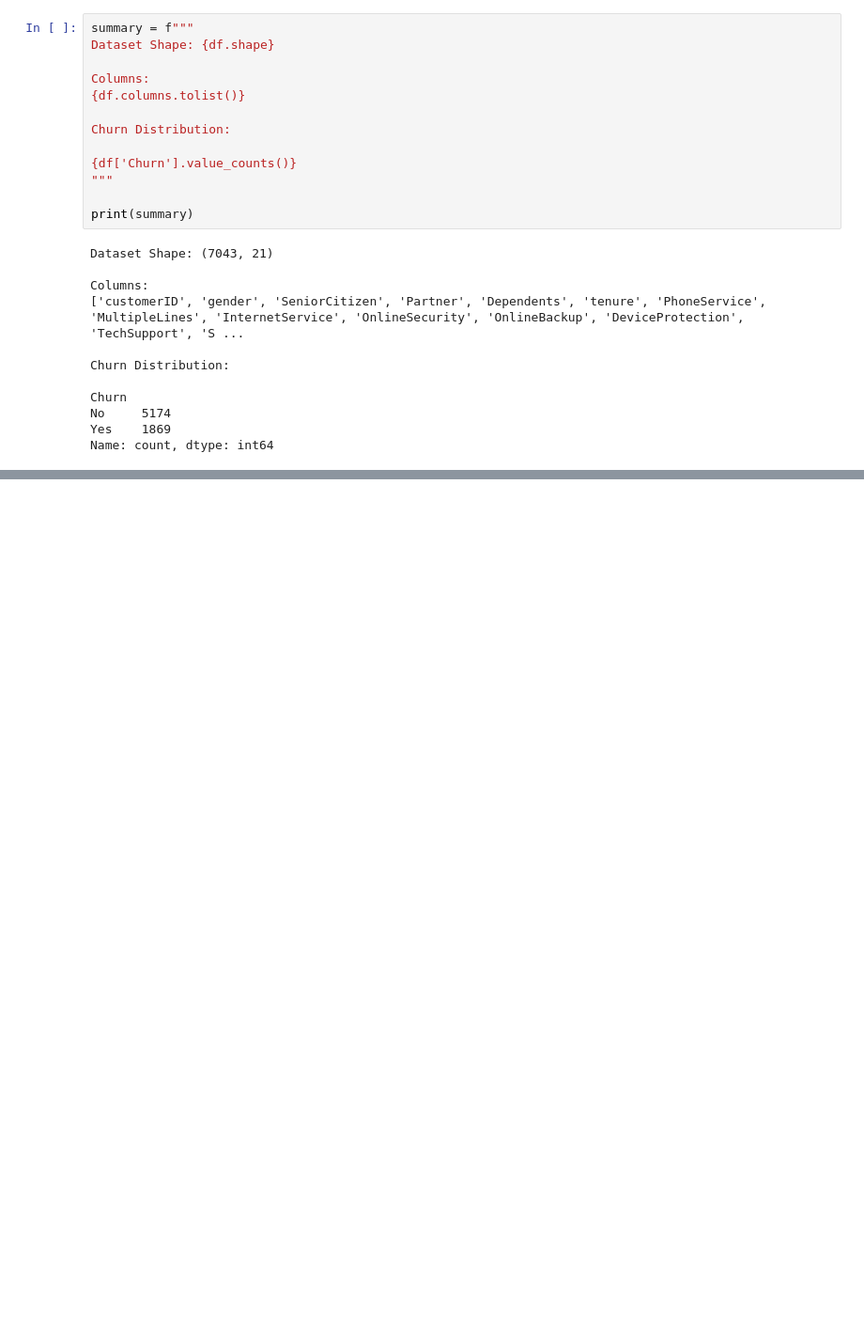
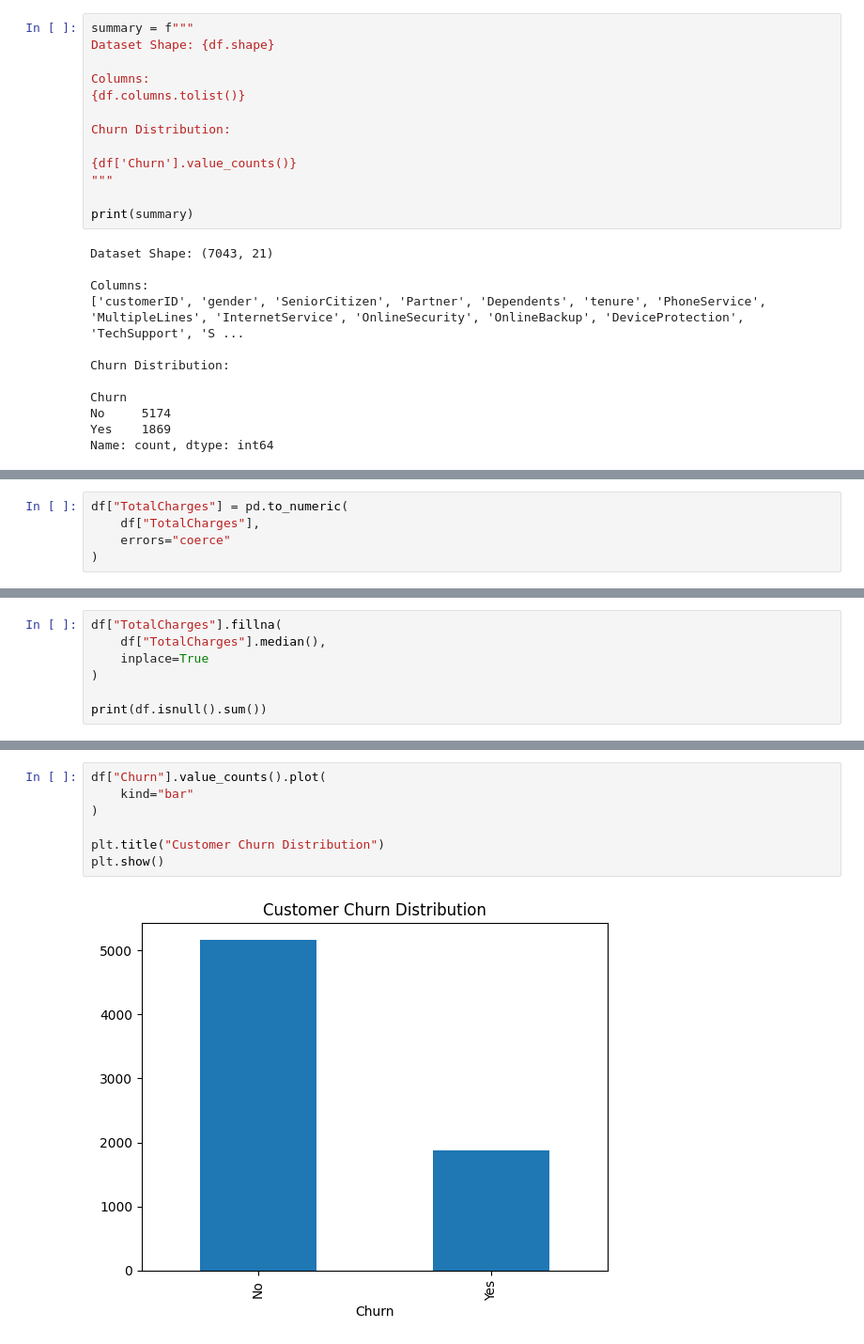
Before and after one commit to kartikdhyani817/Customer-Churn-Prediction-System, a Jupyter notebook: Churn_predection.ipynb, the cells around one changed output, grey strips where cells are left out. Shown at 94% size. Saved outputs shown, nothing was run; the diff lists cells and outputs as text; blank space fills up the shorter version.

```diff
--- a/Churn_predection.ipynb
+++ b/Churn_predection.ipynb
@@ -130,0 +155,5 @@ Name: count, dtype: int64
+# %%
+df["TotalCharges"] = pd.to_numeric(
+    df["TotalCharges"],
+    errors="coerce"
+)
@@ -130,0 +180,7 @@ Name: count, dtype: int64
+# %%
+df["TotalCharges"].fillna(
+    df["TotalCharges"].median(),
+    inplace=True
+)
+
+print(df.isnull().sum())
@@ -130,0 +211,9 @@ Name: count, dtype: int64
+# %%
+df["Churn"].value_counts().plot(
+    kind="bar"
+)
+
+plt.title("Customer Churn Distribution")
+plt.show()
+# %% [output]
+[figure, added]
```
Also changed, not shown: parts of 12 cells of this notebook.
